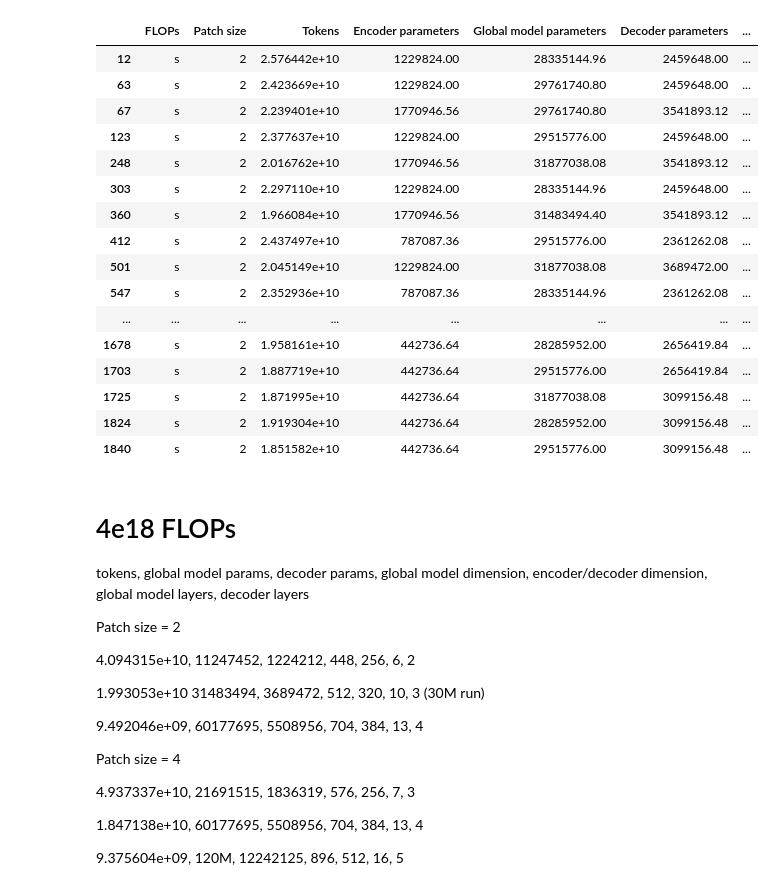
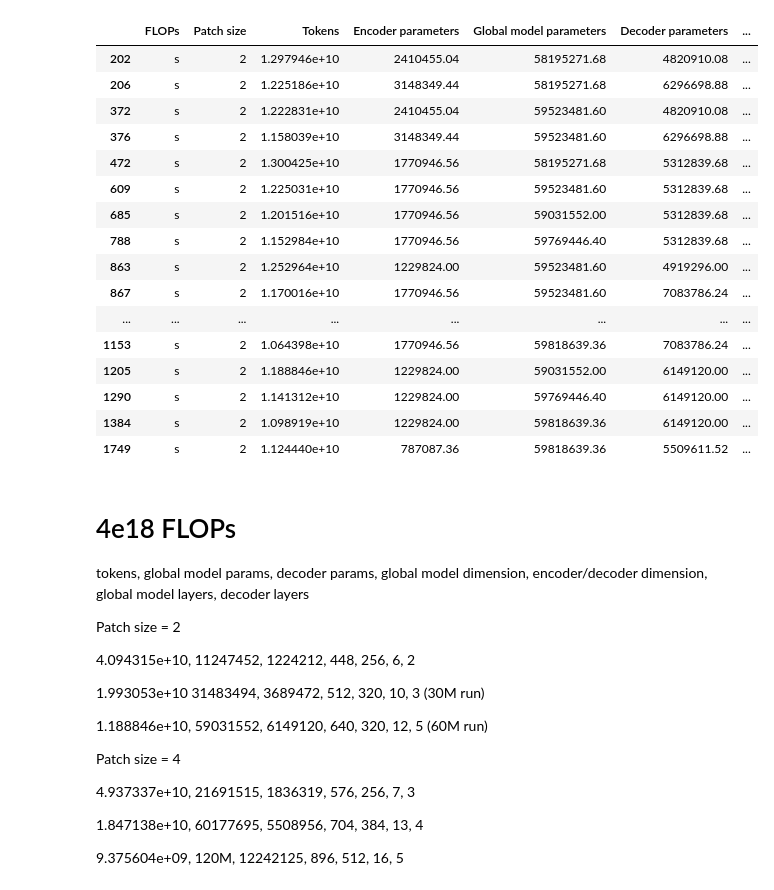
Before and after one commit to bowang-lab/dnaBLT, a Jupyter notebook: prune_runs_transformer.ipynb, the cells around one changed output. Cells and saved outputs as stored; diff of their text form; code cells hidden in the pictures.

```diff
--- a/prune_runs_transformer.ipynb
+++ b/prune_runs_transformer.ipynb
@@ -10,25 +10,25 @@ fig = px.histogram(byte_level['Global model parameters'])
 
 fig.show()
 # %%
-byte_level[(byte_level['Global model parameters'] <= 3.2e7) & (byte_level['Global model parameters'] >= 2.8e7)]
+byte_level[(byte_level['Global model parameters'] <= 6.2e7) & (byte_level['Global model parameters'] >= 5.8e7)]
 # %% [output]
 |  | FLOPs | Patch size | Tokens | Encoder parameters | Global model parameters | Decoder parameters | ... |
-| 12 | s | 2 | 2.576442e+10 | 1229824.00 | 28335144.96 | 2459648.00 | ... |
-| 63 | s | 2 | 2.423669e+10 | 1229824.00 | 29761740.80 | 2459648.00 | ... |
-| 67 | s | 2 | 2.239401e+10 | 1770946.56 | 29761740.80 | 3541893.12 | ... |
-| 123 | s | 2 | 2.377637e+10 | 1229824.00 | 29515776.00 | 2459648.00 | ... |
-| 248 | s | 2 | 2.016762e+10 | 1770946.56 | 31877038.08 | 3541893.12 | ... |
-| 303 | s | 2 | 2.297110e+10 | 1229824.00 | 28335144.96 | 2459648.00 | ... |
-| 360 | s | 2 | 1.966084e+10 | 1770946.56 | 31483494.40 | 3541893.12 | ... |
-| 412 | s | 2 | 2.437497e+10 | 787087.36 | 29515776.00 | 2361262.08 | ... |
-| 501 | s | 2 | 2.045149e+10 | 1229824.00 | 31877038.08 | 3689472.00 | ... |
-| 547 | s | 2 | 2.352936e+10 | 787087.36 | 28335144.96 | 2361262.08 | ... |
+| 202 | s | 2 | 1.297946e+10 | 2410455.04 | 58195271.68 | 4820910.08 | ... |
+| 206 | s | 2 | 1.225186e+10 | 3148349.44 | 58195271.68 | 6296698.88 | ... |
+| 372 | s | 2 | 1.222831e+10 | 2410455.04 | 59523481.60 | 4820910.08 | ... |
+| 376 | s | 2 | 1.158039e+10 | 3148349.44 | 59523481.60 | 6296698.88 | ... |
+| 472 | s | 2 | 1.300425e+10 | 1770946.56 | 58195271.68 | 5312839.68 | ... |
+| 609 | s | 2 | 1.225031e+10 | 1770946.56 | 59523481.60 | 5312839.68 | ... |
+| 685 | s | 2 | 1.201516e+10 | 1770946.56 | 59031552.00 | 5312839.68 | ... |
+| 788 | s | 2 | 1.152984e+10 | 1770946.56 | 59769446.40 | 5312839.68 | ... |
+| 863 | s | 2 | 1.252964e+10 | 1229824.00 | 59523481.60 | 4919296.00 | ... |
+| 867 | s | 2 | 1.170016e+10 | 1770946.56 | 59523481.60 | 7083786.24 | ... |
 | ... | ... | ... | ... | ... | ... | ... | ... |
-| 1678 | s | 2 | 1.958161e+10 | 442736.64 | 28285952.00 | 2656419.84 | ... |
-| 1703 | s | 2 | 1.887719e+10 | 442736.64 | 29515776.00 | 2656419.84 | ... |
-| 1725 | s | 2 | 1.871995e+10 | 442736.64 | 31877038.08 | 3099156.48 | ... |
-| 1824 | s | 2 | 1.919304e+10 | 442736.64 | 28285952.00 | 3099156.48 | ... |
-| 1840 | s | 2 | 1.851582e+10 | 442736.64 | 29515776.00 | 3099156.48 | ... |
+| 1153 | s | 2 | 1.064398e+10 | 1770946.56 | 59818639.36 | 7083786.24 | ... |
+| 1205 | s | 2 | 1.188846e+10 | 1229824.00 | 59031552.00 | 6149120.00 | ... |
+| 1290 | s | 2 | 1.141312e+10 | 1229824.00 | 59769446.40 | 6149120.00 | ... |
+| 1384 | s | 2 | 1.098919e+10 | 1229824.00 | 59818639.36 | 6149120.00 | ... |
+| 1749 | s | 2 | 1.124440e+10 | 787087.36 | 59818639.36 | 5509611.52 | ... |
 # %% [markdown]
 4e18 FLOPs
 ===
@@ -41,7 +41,7 @@ Patch size = 2
 
 1.993053e+10 31483494, 3689472, 512, 320, 10, 3 (30M run)
 
-9.492046e+09, 60177695, 5508956, 704, 384, 13, 4
+1.188846e+10, 59031552, 6149120, 640, 320, 12, 5 (60M run)
 
 Patch size = 4
 
```
Also changed, not shown: 1 other file.
